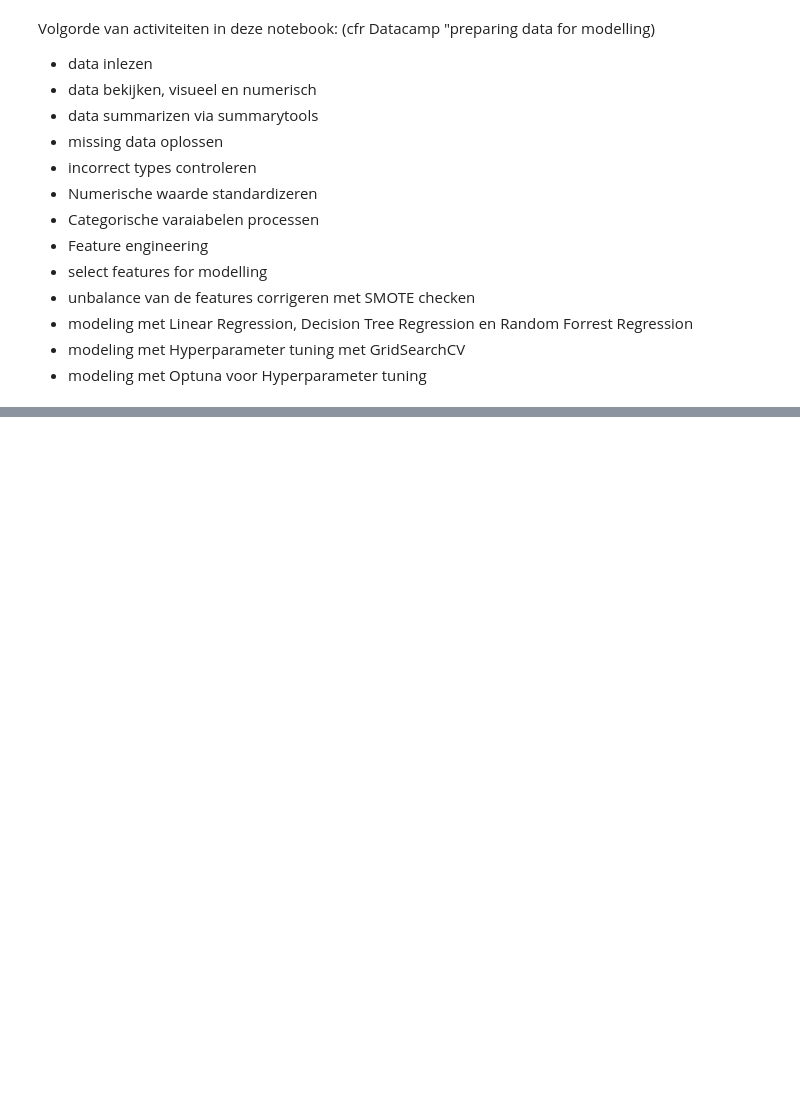
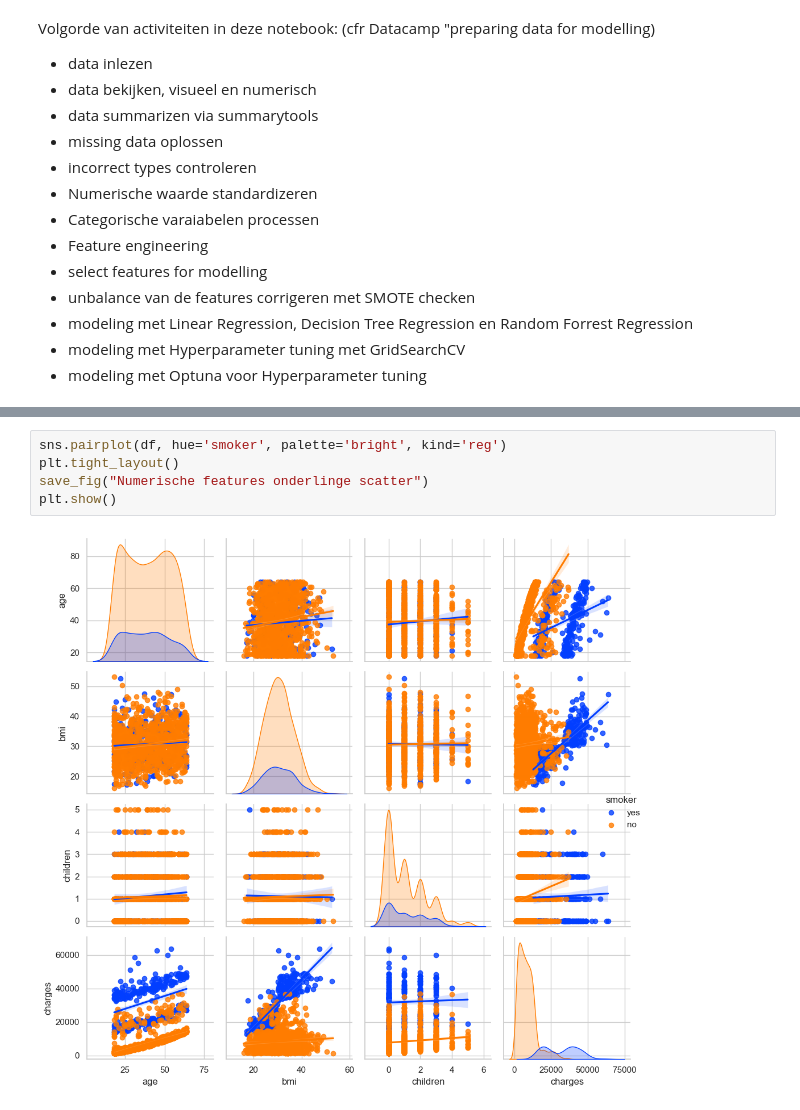
Before and after one commit to wheselmans/data_science_cases, a Jupyter notebook: cases/Cases_LinReg_Geert_MedicalCostPrediction/CaseLinReg_20250205.ipynb, the cells around one changed output, grey strips where cells are left out. Drawn from its saved outputs; the diff is of its cells as text; blank space fills up the shorter version.

```diff
--- a/cases/Cases_LinReg_Geert_MedicalCostPrediction/CaseLinReg_20250205.ipynb
+++ b/cases/Cases_LinReg_Geert_MedicalCostPrediction/CaseLinReg_20250205.ipynb
@@ -214,0 +283,7 @@ dtype: int64
+# %%
+sns.pairplot(df, hue='smoker', palette='bright', kind='reg')
+plt.tight_layout()
+save_fig("Numerische features onderlinge scatter")
+plt.show()
+# %% [output]
+[figure, added]
```
Also changed, not shown: parts of 11 cells of this notebook.
